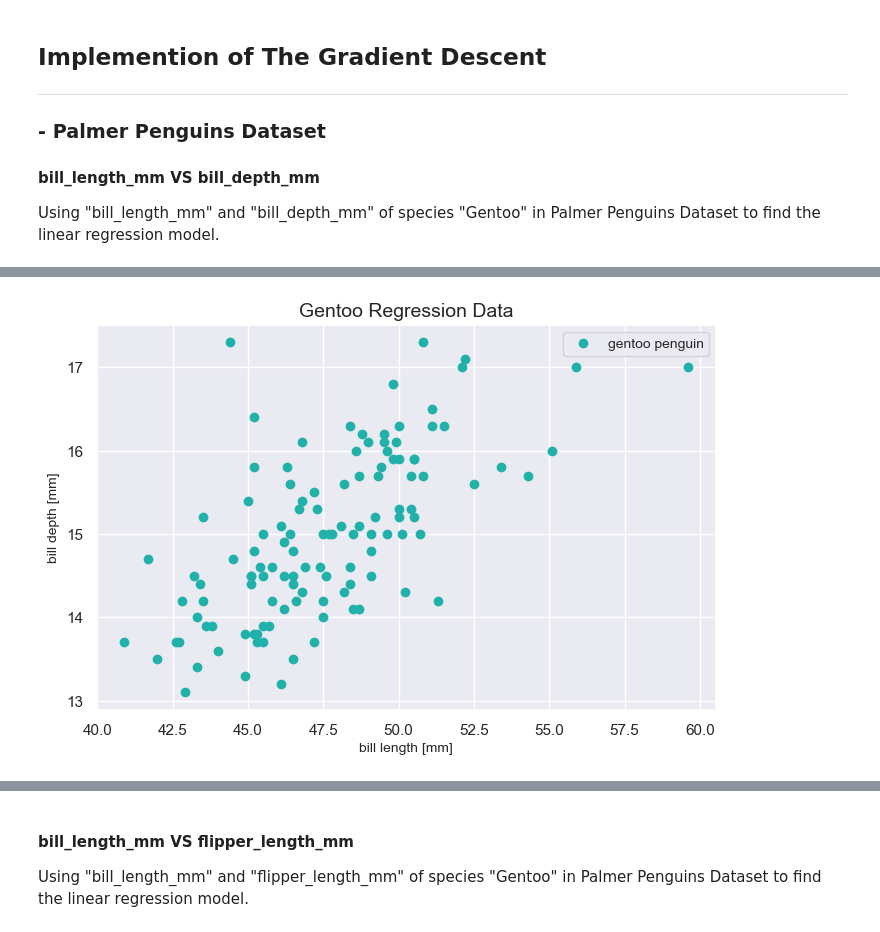
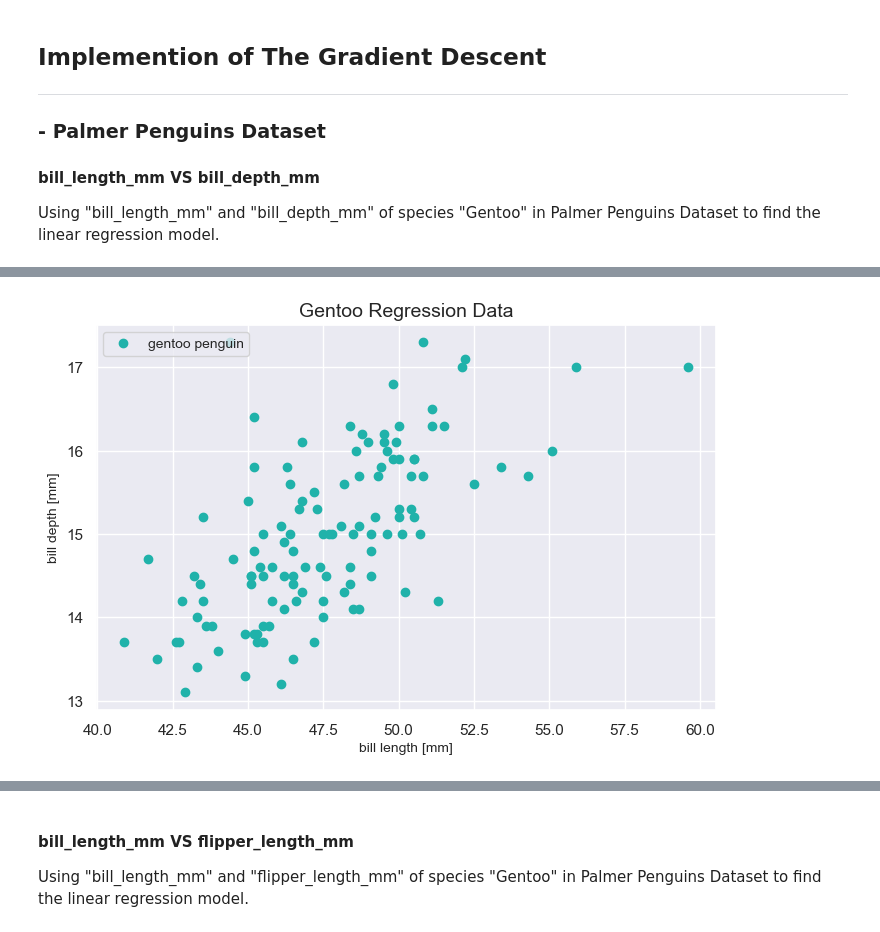
Before and after one commit to Kay-zttang/ML-Course-Notes, a Jupyter notebook: Lec4_The_Gradient_Descent/The_Gradient_Descent.ipynb, the cells around one changed output, grey strips where cells are left out. Drawn from its saved outputs; the diff is of its cells as text; code cells hidden in the pictures.

```diff
--- a/Lec4_The_Gradient_Descent/The_Gradient_Descent.ipynb
+++ b/Lec4_The_Gradient_Descent/The_Gradient_Descent.ipynb
@@ -95,17 +95,17 @@ class SingleNeuron(object):
 # %%
 X = df.bill_length_mm.values
 X = X.reshape(-1, 1)
 y = df.bill_depth_mm.values
 
 plt.figure(figsize = (8, 5))
 plt.scatter(X, y, color = "lightseagreen", label = "gentoo penguin")
 plt.xlabel("bill length [mm]", fontsize = 10)
 plt.ylabel("bill depth [mm]", fontsize = 10)
 plt.title("Gentoo Regression Data", fontsize = 14)
-plt.legend(fontsize = 10)
+plt.legend(fontsize = 10, loc = "upper left")
 plt.show()
 # %% [output]
-[figure, old version]
+[figure, new version]
 # %%
 def linear_activation(z):
     return z
```
Also changed, not shown: parts of 5 cells of this notebook, 3 other files.
